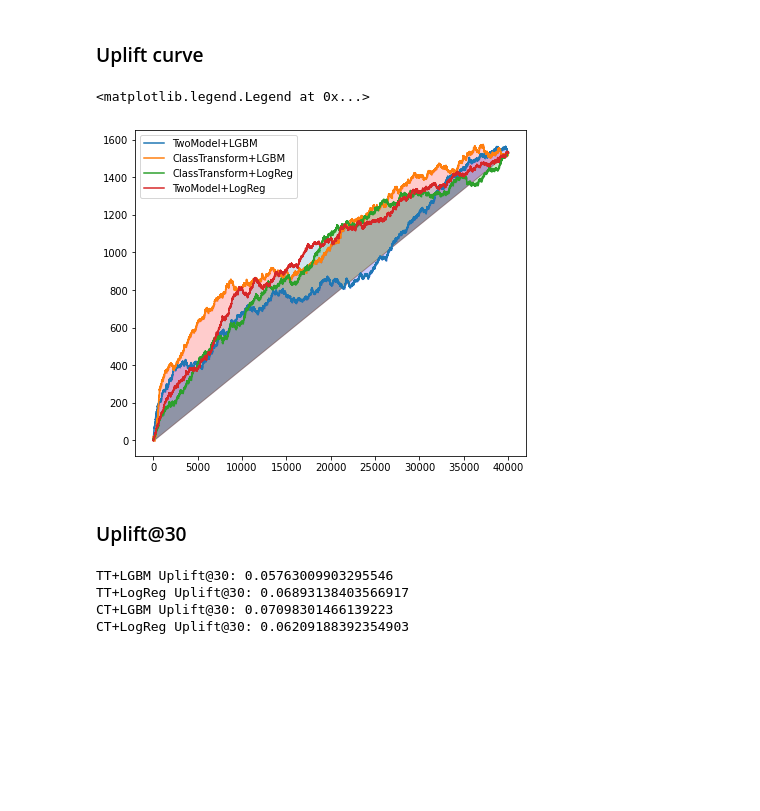
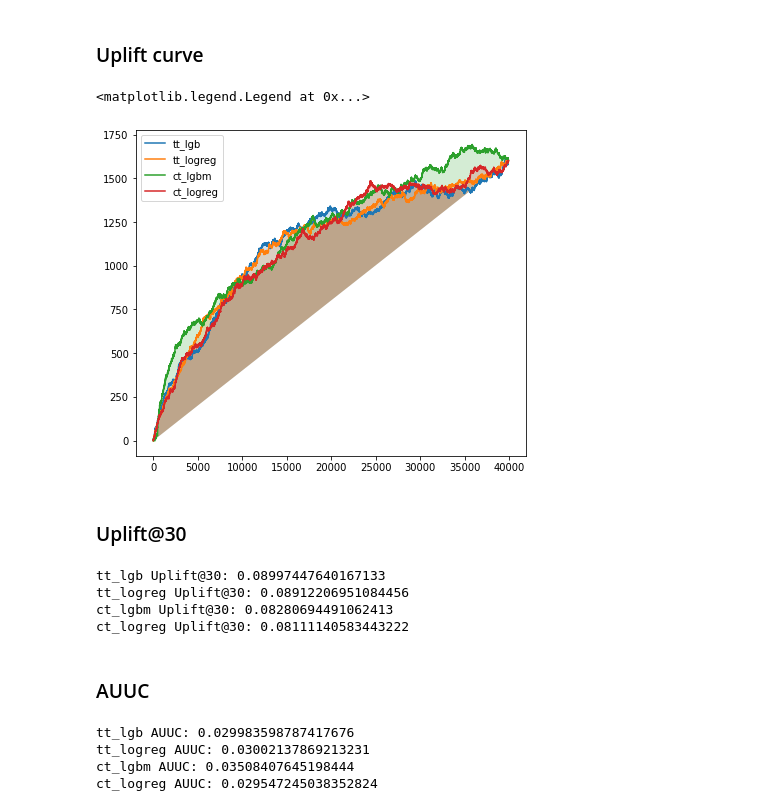
Before and after one commit to Muhamob/uplift-modelling, a Jupyter notebook: notebooks/datasets/x5-models.ipynb, the cells around one changed output. Drawn from its saved outputs; the diff is of its cells as text; code cells hidden in the pictures; blank space fills up the shorter version.

```diff
--- a/notebooks/datasets/x5-models.ipynb
+++ b/notebooks/datasets/x5-models.ipynb
@@ -80,2 +161,4 @@ ct_predict = ct_model.predict(split_df(df_test)[0])
+# %%
+models_dict['ct_lgbm'] = models.ClassTransformation(lgb.LGBMClassifier())
 # %% [markdown]
 #### Class Transformation + LogReg
@@ -86 +165,3 @@ ctlogreg_predict = ctlogreg_model.predict(split_df(df_test)[0])
+# %%
+models_dict['ct_logreg'] = models.ClassTransformation(clone(logreg_model))
 # %% [markdown]
@@ -89,0 +174,6 @@ features_test, y_test, treatment_test = split_df(df_test)
+# %%
+def train_sklift(model, x, y, t):
+    return model.fit(x, y, t)
+
+def predict_sklift(model, x):
+    return model.predict(x)
@@ -89,0 +211,5 @@ features_test, y_test, treatment_test = split_df(df_test)
+# %%
+for model_name, model in tqdm(models_dict.items()):
+    scores = cross_validate(model, train_sklift, predict_sklift, df, metric_fns)
+    for metric_name, score in scores.items():
+        print(f"{model_name} {metric_name}:", f"{np.mean(score):.5f}", "+-", f"{np.std(score):.5f}")
@@ -92,40 +227,40 @@ features_test, y_test, treatment_test = split_df(df_test)
 # %%
 def plot_uplift_curve(target, uplift, treatment, ax, plot_kwargs, fillbetween_kwargs):
     x, y = viz.base.uplift_curve(target, uplift, treatment)
     y_baseline = x * y[-1] / len(target)
     ax.plot(x, y, **plot_kwargs)
     ax.fill_between(x, y, y_baseline, **fillbetween_kwargs)
     return ax
 
 
 fig, ax = plt.subplots(figsize=(7, 6))
-plot_uplift_curve(y_test, uplift_predict, treatment_test, ax,
-                  {'label': 'TwoModel+LGBM'},
-                  {'color': 'blue', 'alpha': 0.2})
-plot_uplift_curve(y_test, ct_predict, treatment_test, ax,
-                  {'label': 'ClassTransform+LGBM'},
-                  {'color': 'red', 'alpha': 0.2})
-plot_uplift_curve(y_test, ctlogreg_predict, treatment_test, ax,
-                  {'label': 'ClassTransform+LogReg'},
-                  {'color': 'green', 'alpha': 0.2})
-plot_uplift_curve(y_test, ttlogreg_predict, treatment_test, ax,
-                  {'label': 'TwoModel+LogReg'},
-                  {'alpha': 0.2})
+for model_name, prediction in predictions.items():
+    plot_uplift_curve(y_test, prediction, treatment_test, ax,
+                      {'label': model_name},
+                      {'alpha': 0.2})
 ax.legend()
 # %% [output]
 <matplotlib.legend.Legend at 0x...>
-[figure, old version]
+[figure, new version]
 # %% [markdown]
 ### Uplift@30
-# %%
-from sklift import metrics
-
-print("TT+LGBM Uplift@30:", metrics.uplift_at_k(y_test, uplift_predict, treatment_test, strategy="by_group", k = 0.3))
-print("TT+LogReg Uplift@30:", metrics.uplift_at_k(y_test, ttlogreg_predict, treatment_test, strategy="by_group", k = 0.3))
-print("CT+LGBM Uplift@30:", metrics.uplift_at_k(y_test, ct_predict, treatment_test, strategy="by_group", k = 0.3))
-print("CT+LogReg Uplift@30:", metrics.uplift_at_k(y_test, ctlogreg_predict, treatment_test, strategy="by_group", k = 0.3))
-# %% [output]
-TT+LGBM Uplift@30: 0.05763009903295546
-TT+LogReg Uplift@30: 0.06893138403566917
-CT+LGBM Uplift@30: 0.07098301466139223
-CT+LogReg Uplift@30: 0.06209188392354903
+# %%
+from sklift import metrics
+
+for model_name, prediction in predictions.items():
+    print(f"{model_name} Uplift@30:", metrics.uplift_at_k(y_test, prediction, treatment_test, strategy="by_group", k = 0.3))
+# %% [output]
+tt_lgb Uplift@30: 0.08997447640167133
+tt_logreg Uplift@30: 0.08912206951084456
+ct_lgbm Uplift@30: 0.08280694491062413
+ct_logreg Uplift@30: 0.08111140583443222
+# %% [markdown]
+### AUUC
+# %%
+for model_name, prediction in predictions.items():
+    print(f"{model_name} AUUC:", metrics.uplift_auc_score(y_test, prediction, treatment_test))
+# %% [output]
+tt_lgb AUUC: 0.029983598787417676
+tt_logreg AUUC: 0.03002137869213231
+ct_lgbm AUUC: 0.03508407645198444
+ct_logreg AUUC: 0.029547245038352824
```
Also changed, not shown: parts of 27 cells of this notebook, 1 other file.
